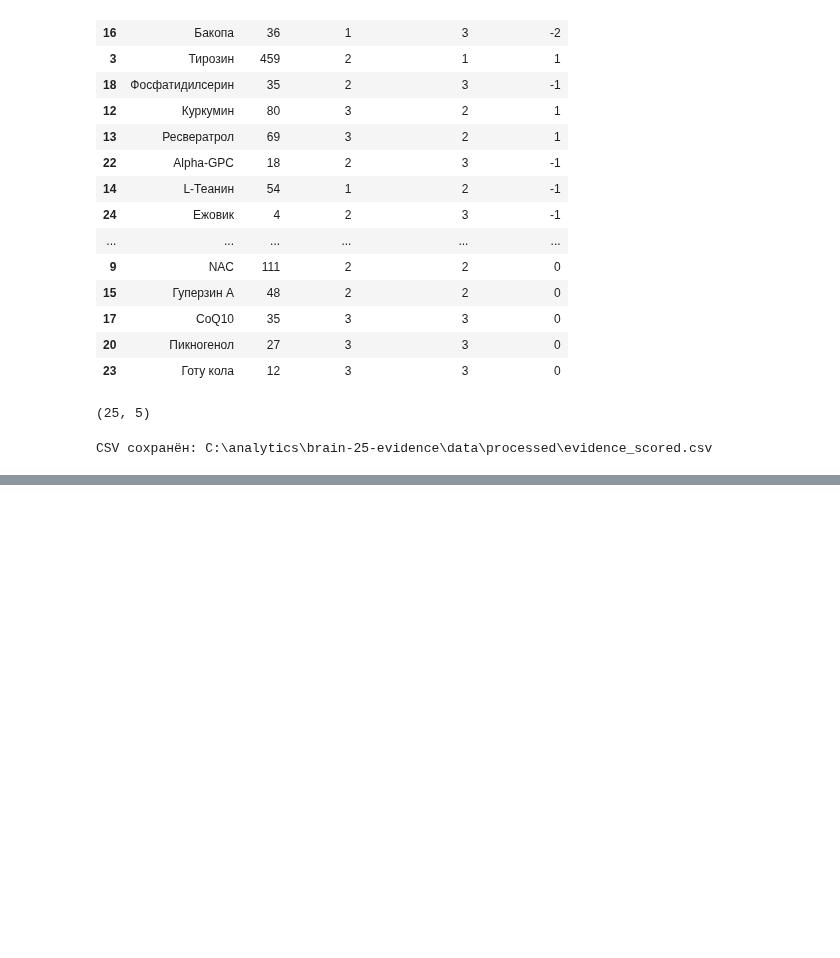
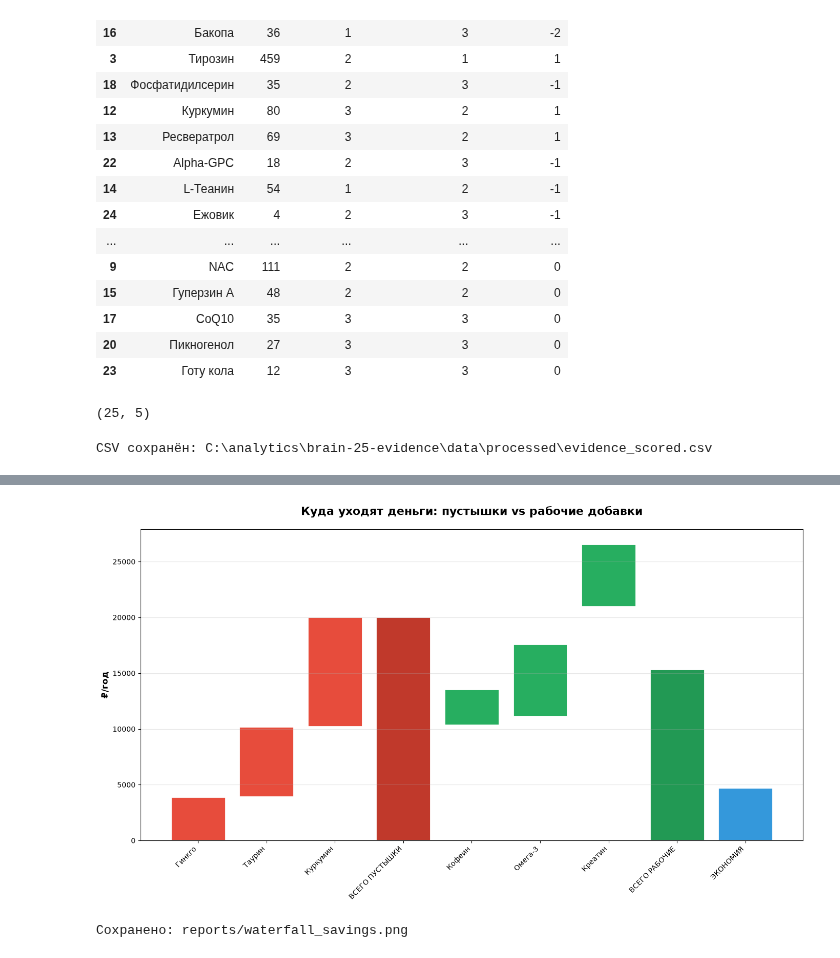
Before and after one commit to DeadSno/brain-25-evidence, a Jupyter notebook: notebooks/01_evidence_pubmed.ipynb, the cells around one changed output, grey strips where cells are left out. Cells and saved outputs as stored; diff of their text form; code cells hidden in the pictures; blank space fills up the shorter version.

```diff
--- a/notebooks/01_evidence_pubmed.ipynb
+++ b/notebooks/01_evidence_pubmed.ipynb
@@ -322,0 +426,11 @@ CSV сохранён: C:\analytics\brain-25-evidence\data\processed\evidence_sco
+# %%
+EN = {"Креатин":"creatine","Омега-3":"omega-3 fatty acids","Витамин D":"vitamin D",
+"B12":"vitamin B12","Магний":"magnesium","Кофеин":"caffeine","L-Теанин":"theanine",
+"Бакопа":"bacopa monnieri","Ежовик":"hericium erinaceus","Гинкго":"ginkgo biloba",
+"Родиола":"rhodiola rosea","Ашваганда":"ashwagandha","Фосфатидилсерин":"phosphatidylserine",
+"Alpha-GPC":"alpha-gpc","CDP-холин":"citicoline","Гуперзин А":"huperzine",
+"Куркумин":"curcumin","Ресвератрол":"resveratrol","NAC":"n-acetylcysteine",
+"Цинк":"zinc","Тирозин":"tyrosine","Таурин":"taurine","CoQ10":"coenzyme q10",
+"Пикногенол":"pycnogenol","Готу кола":"centella asiatica"}
+df["name_en"] = df["добавка"].map(EN)
+print("Пропусков в переводе:", df["name_en"].isna().sum())
@@ -322,0 +476,3 @@ CSV сохранён: C:\analytics\brain-25-evidence\data\processed\evidence_sco
+# %%
+df["rct_share"] = (df["rct"] / df["всего_публикаций"] * 100).round(1)
+df.sort_values("rct_share", ascending=False)[["добавка", "всего_публикаций", "rct", "rct_share"]]
@@ -322,0 +1492,44 @@ CSV сохранён: C:\analytics\brain-25-evidence\data\processed\evidence_sco
+# %%
+import matplotlib.pyplot as plt
+import numpy as np
+from pathlib import Path
+import pandas as pd
+
+PROCESSED = Path("..") / "data" / "processed"
+df = pd.read_csv(PROCESSED / "evidence_scored.csv")
+
+# Данные для waterfall
+trash = df[df["вердикт"] == -1].sort_values("score", ascending=False).head(3)
+gold = df[df["вердикт"] == 1].sort_values("score", ascending=False).head(3)
+
+categories = list(trash["добавка"]) + ["ВСЕГО ПУСТЫШКИ"] + list(gold["добавка"]) + ["ВСЕГО РАБОЧИЕ", "ЭКОНОМИЯ"]
+values = list(trash["цена_год"]) + [trash["цена_год"].sum()] + list(gold["цена_год"]) + [gold["цена_год"].sum(), trash["цена_год"].sum() - gold["цена_год"].sum()]
+
+# Цвета: красный для пустышек, зелёный для рабочих, синий для итога
+colors = ["#e74c3c"] * 3 + ["#c0392b"] + ["#27ae60"] * 3 + ["#229954", "#3498db"]
+
+fig, ax = plt.subplots(figsize=(14, 8))
+
+# Waterfall
+bottom = 0
+for i, (cat, val, col) in enumerate(zip(categories, values, colors)):
+    if "ВСЕГО" in cat or "ЭКОНОМИЯ" in cat:
+        ax.bar(cat, val, bottom=0, color=col, edgecolor="white", linewidth=2)
+    else:
+        ax.bar(cat, val, bottom=bottom if i < 4 else bottom - gold["цена_год"].sum() + gold["цена_год"].iloc[i-5] if i < 7 else 0,
+               color=col, edgecolor="white", linewidth=2)
+    if "ВСЕГО" not in cat and "ЭКОНОМИЯ" not in cat:
+        bottom += val
+
+ax.set_ylabel("₽/год", fontsize=12, fontweight="bold")
+ax.set_title("Куда уходят деньги: пустышки vs рабочие добавки", fontsize=16, fontweight="bold", pad=20)
+ax.axhline(y=0, color="black", linewidth=0.8)
+ax.grid(axis="y", alpha=0.3)
+plt.xticks(rotation=45, ha="right")
+plt.tight_layout()
+plt.savefig("../reports/waterfall_savings.png", dpi=150, bbox_inches="tight")
+plt.show()
+print("Сохранено: reports/waterfall_savings.png")
+# %% [output]
+[figure, added]
+Сохранено: reports/waterfall_savings.png
```
Also changed, not shown: parts of 50 cells of this notebook, 10 other files.
